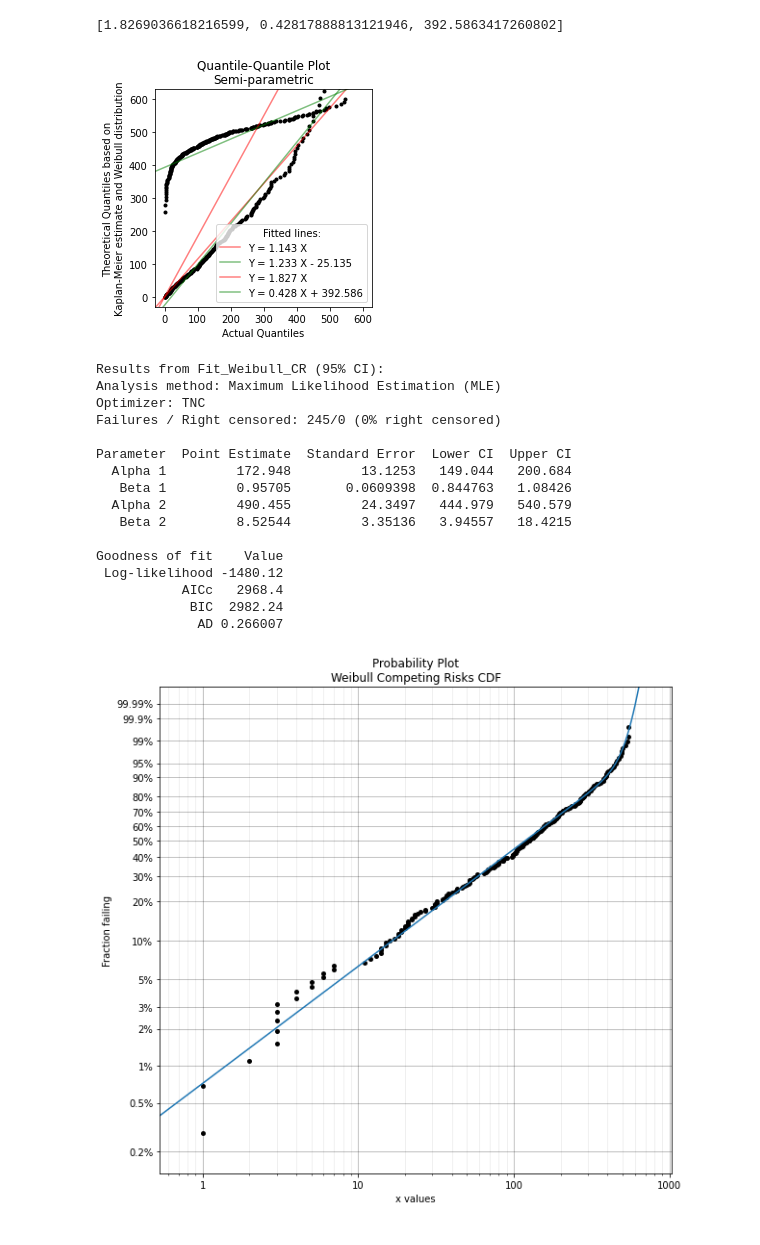
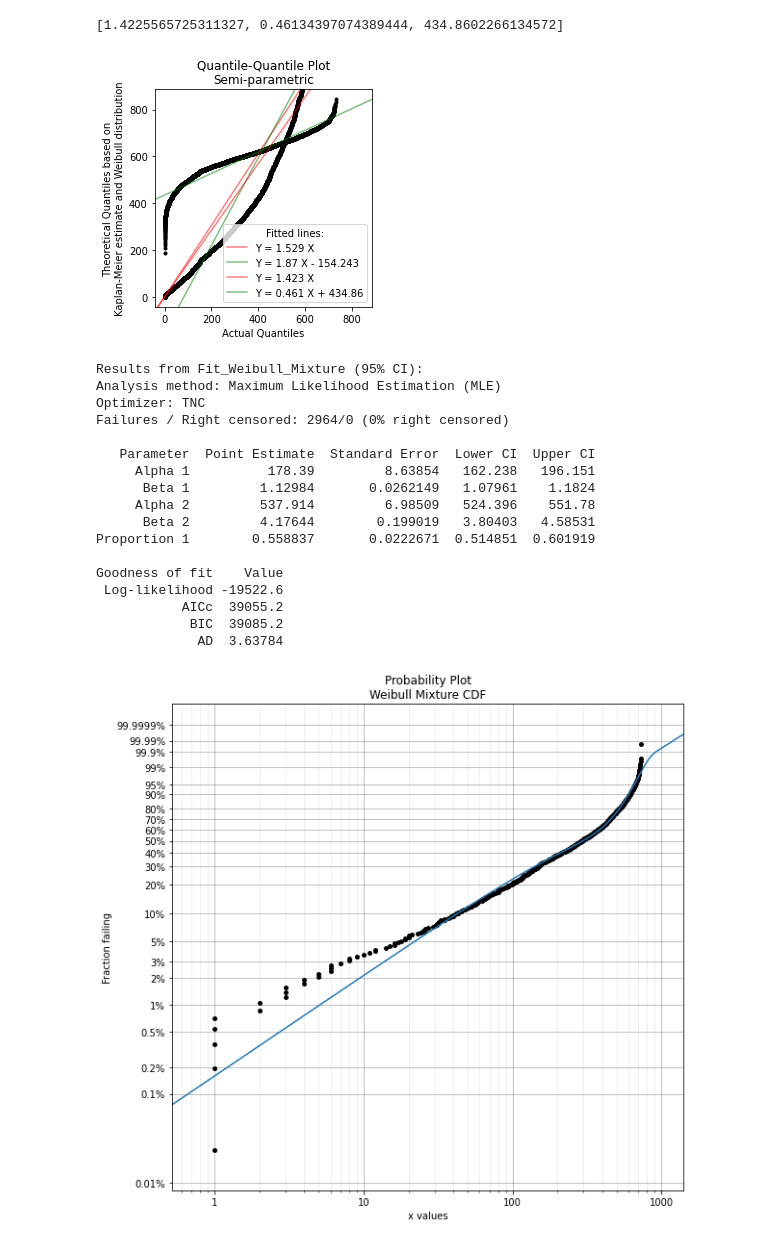
Before and after one commit to sedgewickmm18/notebooks-attic, a Jupyter notebook: Distribution fitting first steps.ipynb, the cells around one changed output. Saved outputs shown, nothing was run; the diff lists cells and outputs as text; code cells hidden in the pictures.

```diff
--- a/Distribution fitting first steps.ipynb
+++ b/Distribution fitting first steps.ipynb
@@ -70,0 +99,4 @@ fd
+# %%
+lifetimes_all_pos = lifetimes_all[lifetimes_all > 0]
+lifetimes_trans = lifetimes_all ** 1.4
+print(lifetimes_all.shape, lifetimes_trans.shape)
@@ -111,11 +200,11 @@ First, separate data into two group and fit a Weibull to each group
 # finding the split point
 #   I haven't found a reference for this method
 
-max_failures = max(lifetimes)
-min_failures = min(lifetimes)
+max_failures = max(lifetimes_all_pos)
+min_failures = min(lifetimes_all_pos)
 print(max_failures, min_failures)
 
-gkde = sp.stats.gaussian_kde(lifetimes)
+gkde = sp.stats.gaussian_kde(lifetimes_all_pos)
 delta = max_failures - min_failures
 x_kde = np.linspace(min_failures - delta / 5, max_failures + delta / 5, 100)
 y_kde = gkde.evaluate(x_kde)
@@ -183,7 +272,7 @@ plt.legend()
 # %%
-lifetimes.sort()
-group1 = lifetimes[lifetimes < dividing_line]
-group2 = lifetimes[lifetimes >= dividing_line]
+#lifetimes_all_pos.sort()
+group1 = lifetimes_all_pos[lifetimes_all_pos < dividing_line]
+group2 = lifetimes_all_pos[lifetimes_all_pos >= dividing_line]
 #group1 = lifetimes[lifetimes < 100]
 #group2 = lifetimes[lifetimes >= 100]
 fit1 = Fit_Weibull_2P(failures=group1, show_probability_plot=False)
@@ -239,7 +329,7 @@ MLE_results = MLE_optimization(
             func_name="Weibull_CR",
             LL_func=LL,
             initial_guess= [fit1.alpha, fit1.beta, fit2.alpha, fit2.beta],
-            failures=lifetimes,
+            failures=lifetimes_all_pos,
             right_censored=[],
             optimizer="L-BFGS-B"
         )
@@ -261,32 +351,33 @@ full_dist.plot()
 # %%
-QQ_plot_semiparametric(X_data_failures=lifetimes, Y_dist=dist_1)  #doesn't work with CR model
-QQ_plot_semiparametric(X_data_failures=lifetimes, Y_dist=dist_2)
+QQ_plot_semiparametric(X_data_failures=lifetimes_all_pos, Y_dist=dist_1)
+QQ_plot_semiparametric(X_data_failures=lifetimes_all_pos, Y_dist=dist_2)
 # %% [output]
-[1.8269036618216599, 0.42817888813121946, 392.5863417260802]
+[1.4225565725311327, 0.46134397074389444, 434.8602266134572]
-[figure, old version]
+[figure, new version]
 # %%
-fit = Fit_Weibull_CR(
-                    failures=lifetimes,
+fit = Fit_Weibull_Mixture(
+                    failures=lifetimes_all_pos,
                     right_censored=None,
                     #show_probability_plot=False,
                     #print_results=False,
                     )
 plt.show()
 # %% [output]
-Results from Fit_Weibull_CR (95% CI):
+Results from Fit_Weibull_Mixture (95% CI):
 Analysis method: Maximum Likelihood Estimation (MLE)
 Optimizer: TNC
-Failures / Right censored: 245/0 (0% right censored)
+Failures / Right censored: 2964/0 (0% right censored)
 
-Parameter  Point Estimate  Standard Error  Lower CI  Upper CI
-  Alpha 1         172.948         13.1253   149.044   200.684
-   Beta 1         0.95705       0.0609398  0.844763   1.08426
-  Alpha 2         490.455         24.3497   444.979   540.579
-   Beta 2         8.52544         3.35136   3.94557   18.4215
+   Parameter  Point Estimate  Standard Error  Lower CI  Upper CI
+     Alpha 1          178.39         8.63854   162.238   196.151
+      Beta 1         1.12984       0.0262149   1.07961    1.1824
+     Alpha 2         537.914         6.98509   524.396    551.78
+      Beta 2         4.17644        0.199019   3.80403   4.58531
+Proportion 1        0.558837       0.0222671  0.514851  0.601919
 
 Goodness of fit    Value
- Log-likelihood -1480.12
-           AICc   2968.4
-            BIC  2982.24
-             AD 0.266007
+ Log-likelihood -19522.6
+           AICc  39055.2
+            BIC  39085.2
+             AD  3.63784
-[figure, old version]
+[figure, new version]
```
Also changed, not shown: parts of 35 cells of this notebook, 1 other file.
